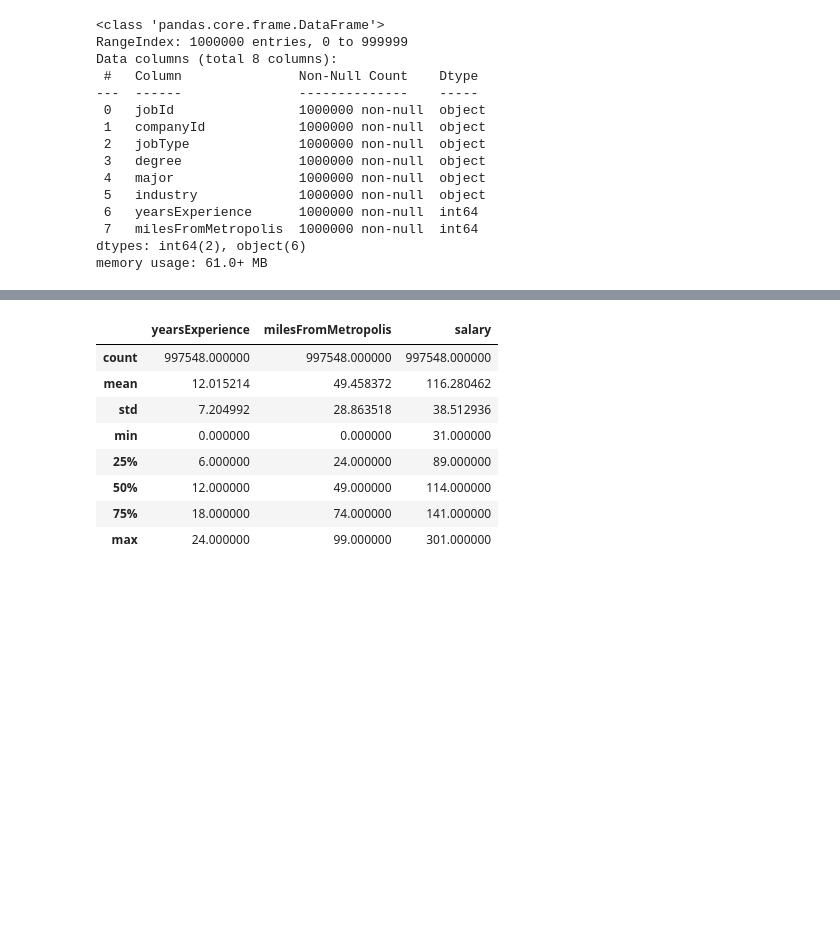
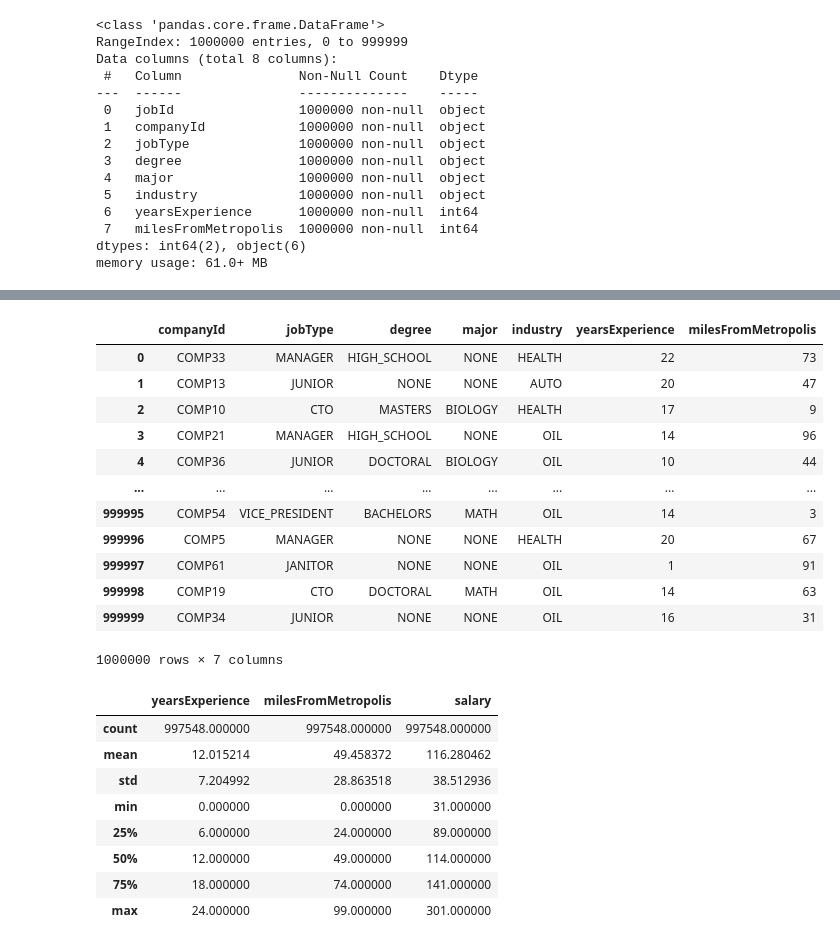
Before and after one commit to Kiran0R0Patil/ai-robotics-employee-salary-insights-and-predictions, a Jupyter notebook: employee-salary-insights-and-predictions.ipynb, the cells around one changed output, grey strips where cells are left out. Cells and saved outputs as stored; diff of their text form; code cells hidden in the pictures; blank space fills up the shorter version.

```diff
--- a/employee-salary-insights-and-predictions.ipynb
+++ b/employee-salary-insights-and-predictions.ipynb
@@ -222,3 +242,20 @@ memory usage: 61.0+ MB
+# %%
+df_test = df_test.drop(['jobId'],axis=1)
+df_test
+# %% [output]
+|  | companyId | jobType | degree | major | industry | yearsExperience | milesFromMetropolis |
+| 0 | COMP33 | MANAGER | HIGH_SCHOOL | NONE | HEALTH | 22 | 73 |
+| 1 | COMP13 | JUNIOR | NONE | NONE | AUTO | 20 | 47 |
+| 2 | COMP10 | CTO | MASTERS | BIOLOGY | HEALTH | 17 | 9 |
+| 3 | COMP21 | MANAGER | HIGH_SCHOOL | NONE | OIL | 14 | 96 |
+| 4 | COMP36 | JUNIOR | DOCTORAL | BIOLOGY | OIL | 10 | 44 |
+| ... | ... | ... | ... | ... | ... | ... | ... |
+| 999995 | COMP54 | VICE_PRESIDENT | BACHELORS | MATH | OIL | 14 | 3 |
+| 999996 | COMP5 | MANAGER | NONE | NONE | HEALTH | 20 | 67 |
+| 999997 | COMP61 | JANITOR | NONE | NONE | OIL | 1 | 91 |
+| 999998 | COMP19 | CTO | DOCTORAL | MATH | OIL | 14 | 63 |
+| 999999 | COMP34 | JUNIOR | NONE | NONE | OIL | 16 | 31 |
+1000000 rows × 7 columns
 # %%
 df.describe()
 # %% [output]
```
Also changed, not shown: parts of 12 cells of this notebook.
